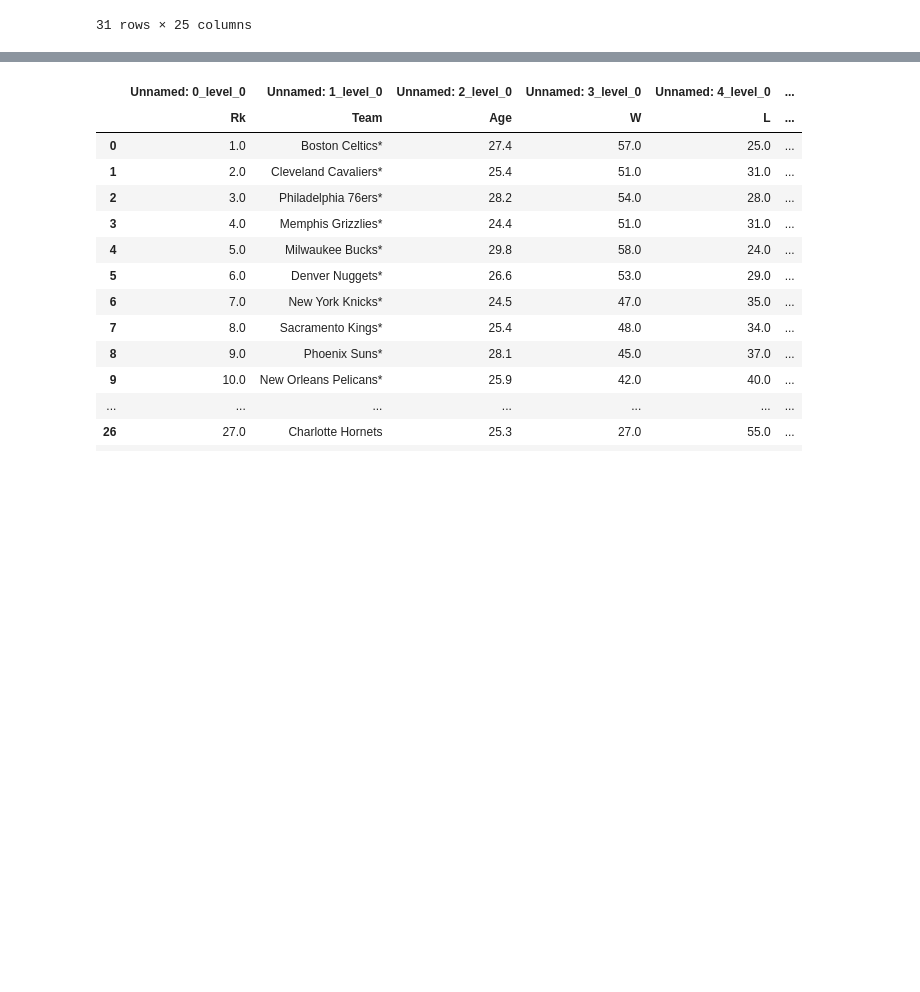
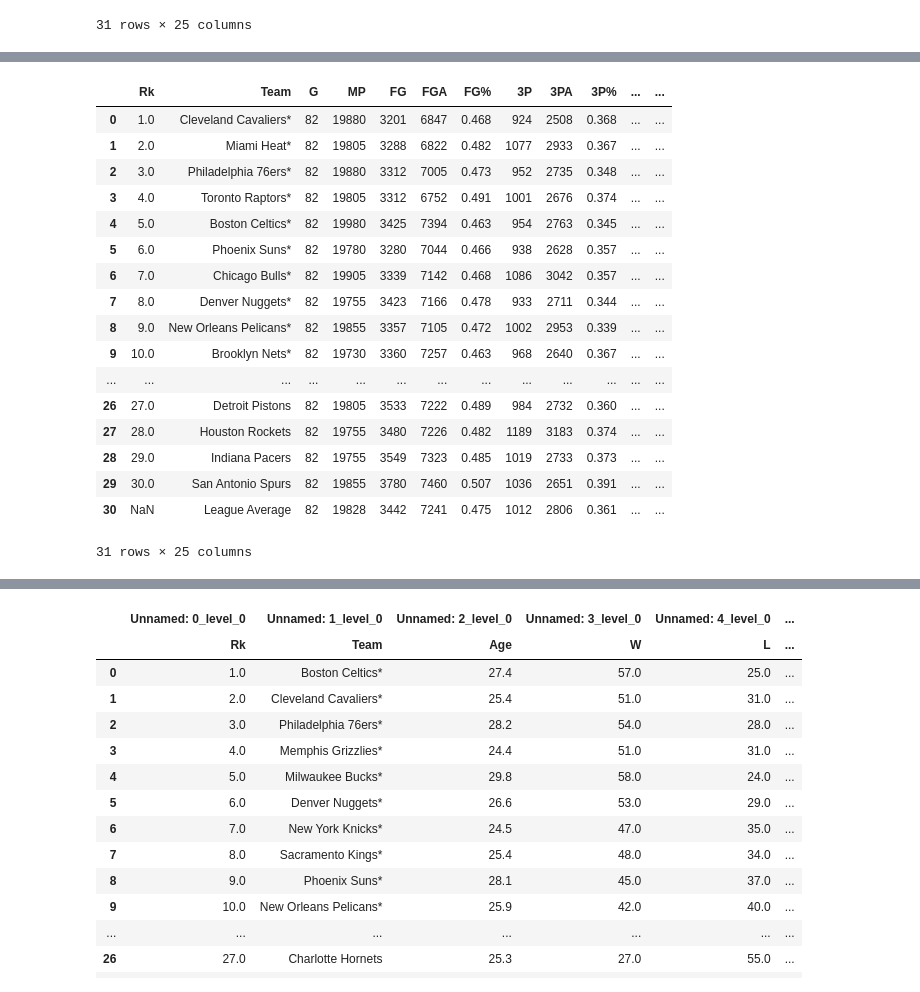
Before and after one commit to chocolate-sprinkles/Data-Analysis-Portfolio, a Jupyter notebook: projects/bbref_api/playgroud.ipynb, the cells around one changed output, grey strips where cells are left out. Saved outputs shown, nothing was run; the diff lists cells and outputs as text; code cells hidden in the pictures; blank space fills up the shorter version.

```diff
--- a/projects/bbref_api/playgroud.ipynb
+++ b/projects/bbref_api/playgroud.ipynb
@@ -138,0 +72,21 @@ soup = BeautifulSoup(response.content, "html.parser")
+# %%
+pd.read_html(str(soup.find('table', {"id": "totals-opponent"})))[0]
+# %% [output]
+|  | Rk | Team | G | MP | FG | FGA | FG% | 3P | 3PA | 3P% | ... | ... |
+| 0 | 1.0 | Cleveland Cavaliers* | 82 | 19880 | 3201 | 6847 | 0.468 | 924 | 2508 | 0.368 | ... | ... |
+| 1 | 2.0 | Miami Heat* | 82 | 19805 | 3288 | 6822 | 0.482 | 1077 | 2933 | 0.367 | ... | ... |
+| 2 | 3.0 | Philadelphia 76ers* | 82 | 19880 | 3312 | 7005 | 0.473 | 952 | 2735 | 0.348 | ... | ... |
+| 3 | 4.0 | Toronto Raptors* | 82 | 19805 | 3312 | 6752 | 0.491 | 1001 | 2676 | 0.374 | ... | ... |
+| 4 | 5.0 | Boston Celtics* | 82 | 19980 | 3425 | 7394 | 0.463 | 954 | 2763 | 0.345 | ... | ... |
+| 5 | 6.0 | Phoenix Suns* | 82 | 19780 | 3280 | 7044 | 0.466 | 938 | 2628 | 0.357 | ... | ... |
+| 6 | 7.0 | Chicago Bulls* | 82 | 19905 | 3339 | 7142 | 0.468 | 1086 | 3042 | 0.357 | ... | ... |
+| 7 | 8.0 | Denver Nuggets* | 82 | 19755 | 3423 | 7166 | 0.478 | 933 | 2711 | 0.344 | ... | ... |
+| 8 | 9.0 | New Orleans Pelicans* | 82 | 19855 | 3357 | 7105 | 0.472 | 1002 | 2953 | 0.339 | ... | ... |
+| 9 | 10.0 | Brooklyn Nets* | 82 | 19730 | 3360 | 7257 | 0.463 | 968 | 2640 | 0.367 | ... | ... |
+| ... | ... | ... | ... | ... | ... | ... | ... | ... | ... | ... | ... | ... |
+| 26 | 27.0 | Detroit Pistons | 82 | 19805 | 3533 | 7222 | 0.489 | 984 | 2732 | 0.360 | ... | ... |
+| 27 | 28.0 | Houston Rockets | 82 | 19755 | 3480 | 7226 | 0.482 | 1189 | 3183 | 0.374 | ... | ... |
+| 28 | 29.0 | Indiana Pacers | 82 | 19755 | 3549 | 7323 | 0.485 | 1019 | 2733 | 0.373 | ... | ... |
+| 29 | 30.0 | San Antonio Spurs | 82 | 19855 | 3780 | 7460 | 0.507 | 1036 | 2651 | 0.391 | ... | ... |
+| 30 | NaN | League Average | 82 | 19828 | 3442 | 7241 | 0.475 | 1012 | 2806 | 0.361 | ... | ... |
+31 rows × 25 columns
```
Also changed, not shown: parts of 21 cells of this notebook, 4 other files.
